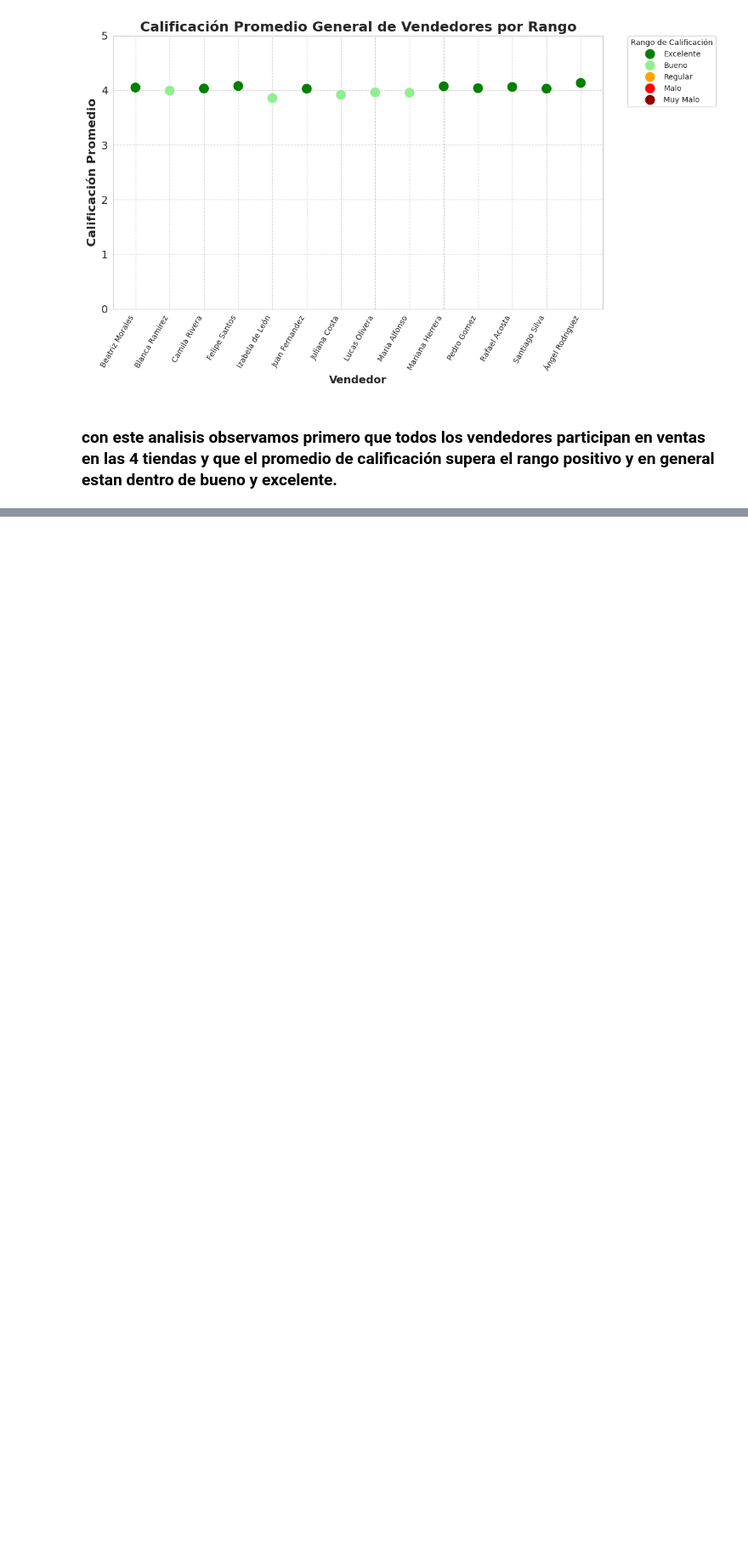
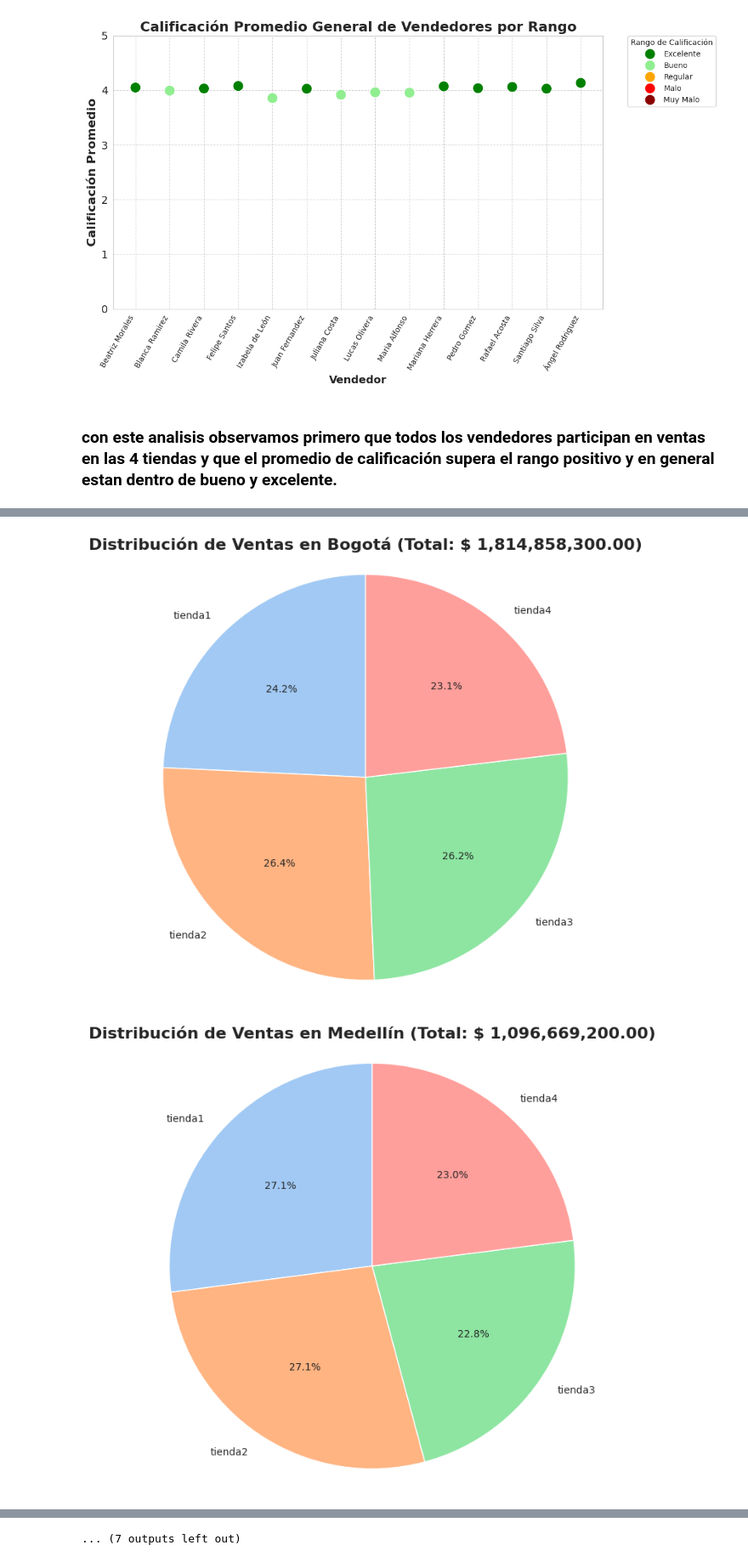
Before and after one commit to Harold-dev-code/Primer_Challenge_DataScience_Alura_Store, a Jupyter notebook: Primer_Challenge_DataScience_AluraStore.ipynb, the cells around one changed output, grey strips where cells are left out. Shown at 85% size. Drawn from its saved outputs; the diff is of its cells as text; code cells hidden in the pictures; blank space fills up the shorter version.

```diff
--- a/Primer_Challenge_DataScience_AluraStore.ipynb
+++ b/Primer_Challenge_DataScience_AluraStore.ipynb
@@ -1180,0 +1109,43 @@ Interpretar las visualizaciones generadas para identificar patrones geográficos
+# %%
+import matplotlib.pyplot as plt
+import seaborn as sns # Importar seaborn para la paleta de colores
+from matplotlib.ticker import FuncFormatter
+
+# Función para generar gráficos de torta por ciudad
+def plot_sales_pie_chart(city_name, df, title_prefix):
+    # Filtrar el DataFrame para la ciudad específica
+    df_city = df[df['Lugar de Compra'] == city_name]
+
+    # Agrupar por tienda y sumar los precios para obtener las ventas por tienda en esa ciudad
+    sales_by_store = df_city.groupby('Tienda')['Precio'].sum()
+
+    # Calcular el porcentaje de cada tienda
+    total_sales_city = sales_by_store.sum()
+
+    # Asegurarse de que haya datos para graficar
+    if total_sales_city == 0:
+        print(f"No hay datos de ventas para {city_name}.")
+        return
+
+    percentages = (sales_by_store / total_sales_city) * 100
+
+    # Preparar datos para el gráfico de torta
+    labels = percentages.index.tolist()
+    sizes = percentages.values.tolist()
+
+    # Crear el gráfico de torta
+    plt.figure(figsize=(8, 8))
+    plt.pie(sizes, labels=labels, autopct='%1.1f%%', startangle=90, colors=sns.color_palette('pastel'))
+    plt.title(f'{title_prefix} {city_name} (Total: $ {total_sales_city:,.2f})', fontsize=16, fontweight='bold')
+    plt.axis('equal') # Asegura que el gráfico de torta sea circular.
+    plt.show()
+
+# Obtener la lista de todas las ciudades únicas
+todas_las_ciudades = df_tiendas_completo['Lugar de Compra'].unique().tolist()
+
+# Generar gráficos de torta para cada ciudad
+for ciudad in todas_las_ciudades:
+    plot_sales_pie_chart(ciudad, df_tiendas_completo, 'Distribución de Ventas en')
+# %% [output]
+[figure, added]
+[figure, added]
@@ -1180,0 +1162 @@ Interpretar las visualizaciones generadas para identificar patrones geográficos
+... (7 outputs left out)
```
Also changed, not shown: parts of 54 cells of this notebook.
